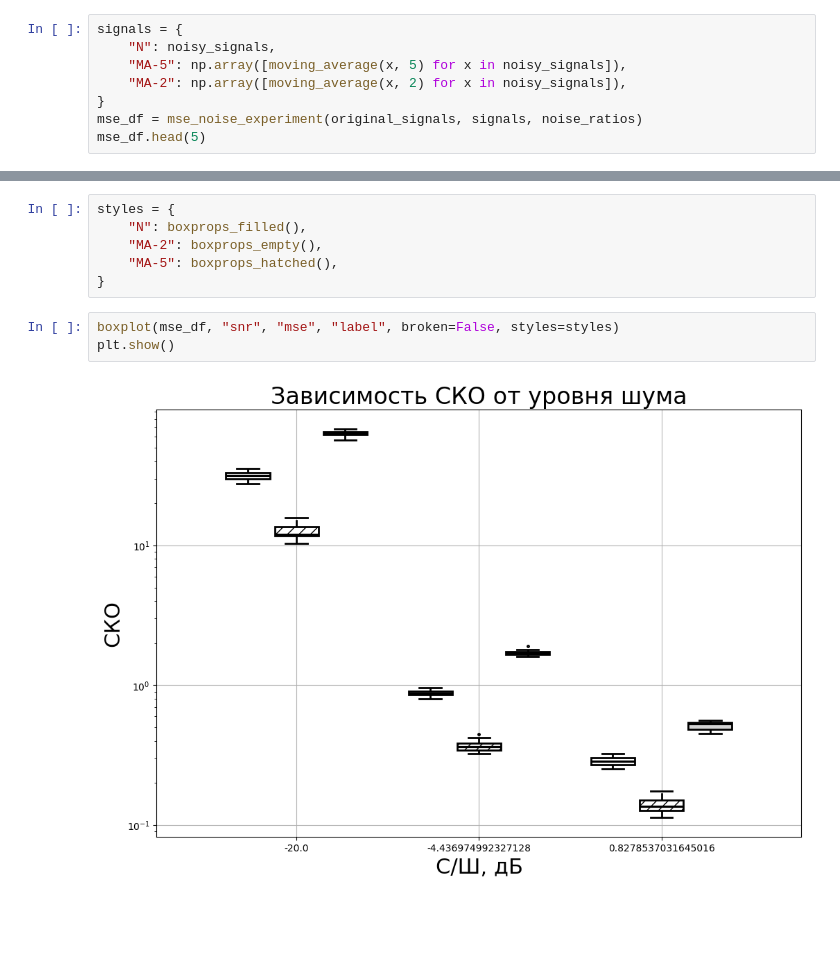
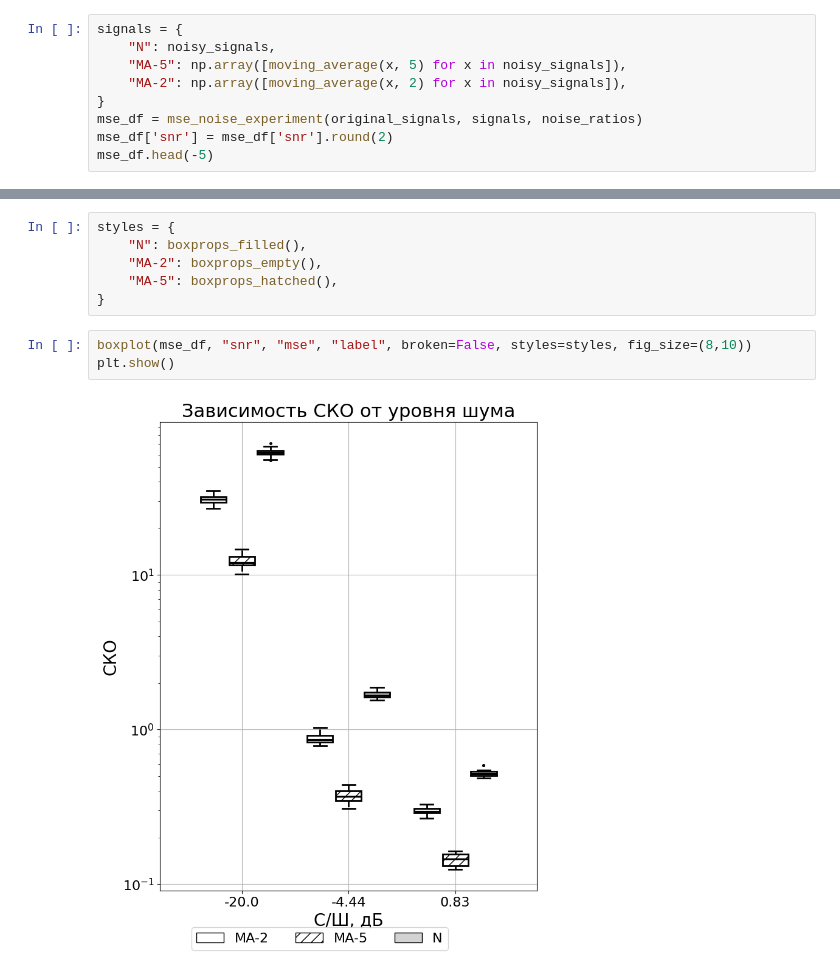
Before and after one commit to Digiratory/visualization-toolkit, a Jupyter notebook: examples/boxplolts.ipynb, the cells around one changed output, grey strips where cells are left out. Saved outputs shown, nothing was run; the diff lists cells and outputs as text; blank space fills up the shorter version.

Commit message:
feat: add legend

```diff
--- a/examples/boxplolts.ipynb
+++ b/examples/boxplolts.ipynb
@@ -87,6 +83,7 @@ signals = {
     "MA-2": np.array([moving_average(x, 2) for x in noisy_signals]),
 }
 mse_df = mse_noise_experiment(original_signals, signals, noise_ratios)
-mse_df.head(5)
+mse_df['snr'] = mse_df['snr'].round(2)
+mse_df.head(-5)
 # %% [output]
 |  | snr | mse | label | run |
@@ -102,8 +106,8 @@ styles = {
     "MA-5": boxprops_hatched(),
 }
 # %%
-boxplot(mse_df, "snr", "mse", "label", broken=False, styles=styles)
+boxplot(mse_df, "snr", "mse", "label", broken=False, styles=styles, fig_size=(8,10))
 plt.show()
 # %% [output]
-[figure, old version]
+[figure, new version]
 # %%
```
Also changed, not shown: parts of 3 cells of this notebook, 1 other file.
